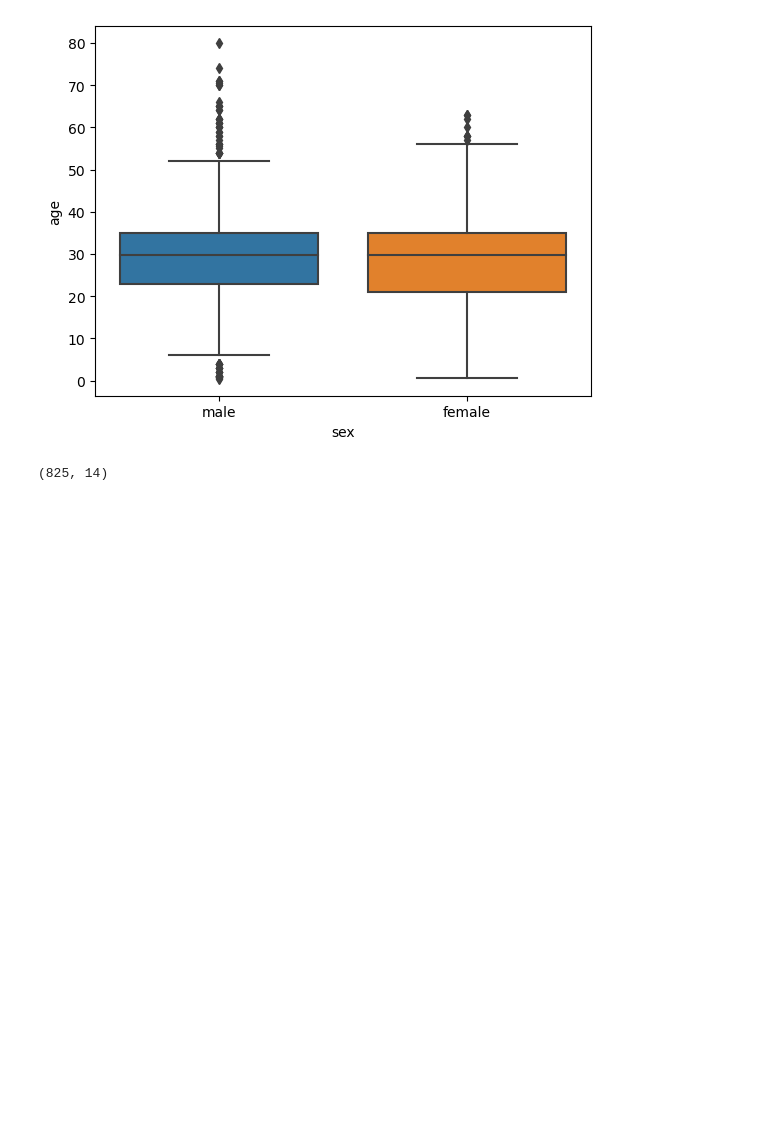
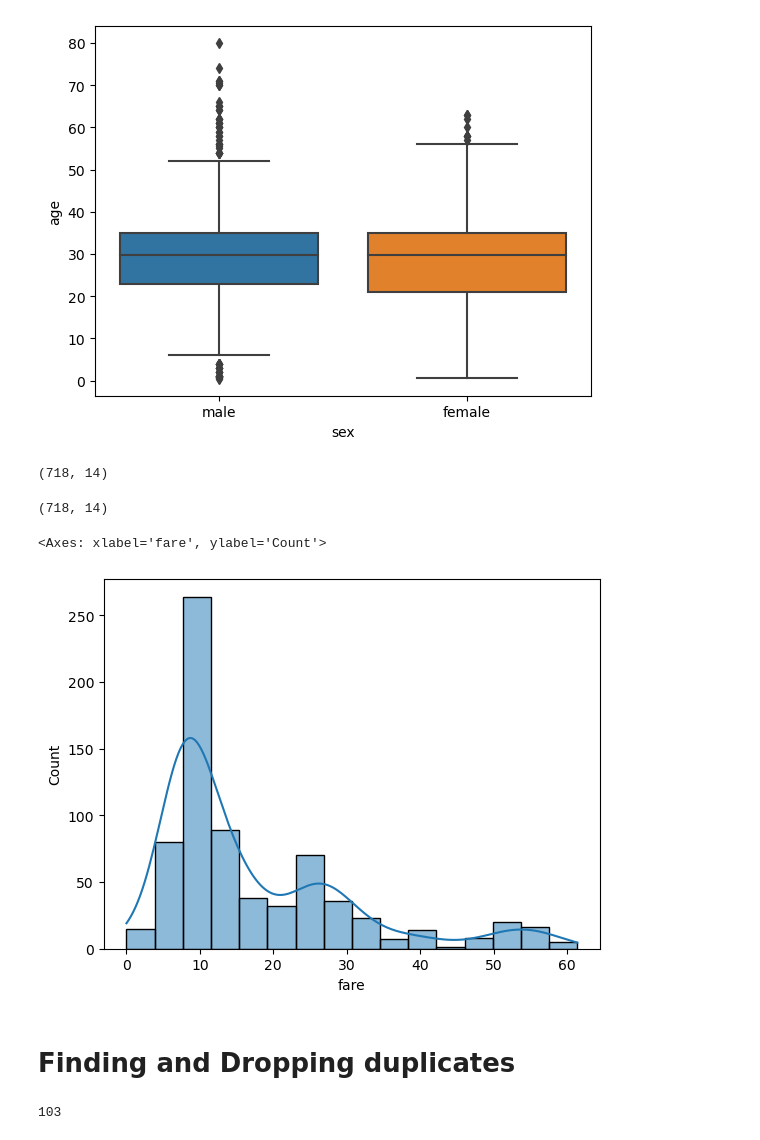
Before and after one commit to Afzalfaizi/python-ka-chilla, a Jupyter notebook: Data Wrangling/data_wrangling_technics.ipynb, the cells around one changed output. Saved outputs shown, nothing was run; the diff lists cells and outputs as text; code cells hidden in the pictures; blank space fills up the shorter version.

Commit message:
finding and dropping duplicates

```diff
--- a/Data Wrangling/data_wrangling_technics.ipynb
+++ b/Data Wrangling/data_wrangling_technics.ipynb
@@ -107,7 +107,36 @@ upper_bound = Q3 + 1.5 * IQR
 
 # Remove outliers
 df = df[(df['age'] > lower_bound) & (df['age'] < upper_bound)]
+# %%
+# IQR method
+Q1 = df['fare'].quantile(0.25)
+Q3 = df['fare'].quantile(0.75)
+IQR = Q3-Q1
+IQR
+
+# Define the lower and upper bounds
+lower_bound = Q1 - 1.5 * IQR
+upper_bound = Q3 + 1.5 * IQR
+
+# Remove outliers
+df = df[(df['fare'] > lower_bound) & (df['fare'] < upper_bound)]
 # %%
 df.shape
 # %% [output]
-(825, 14)
+(718, 14)
+# %%
+df.shape
+# %% [output]
+(718, 14)
+# %%
+sns.histplot(df['fare'], kde=1)
+# %% [output]
+<Axes: xlabel='fare', ylabel='Count'>
+[figure, added]
+# %% [markdown]
+# Finding and Dropping duplicates
+# %%
+# Finding duplicates
+df.duplicated().sum()
+# %% [output]
+103
```
Also changed, not shown: parts of 4 cells of this notebook.
